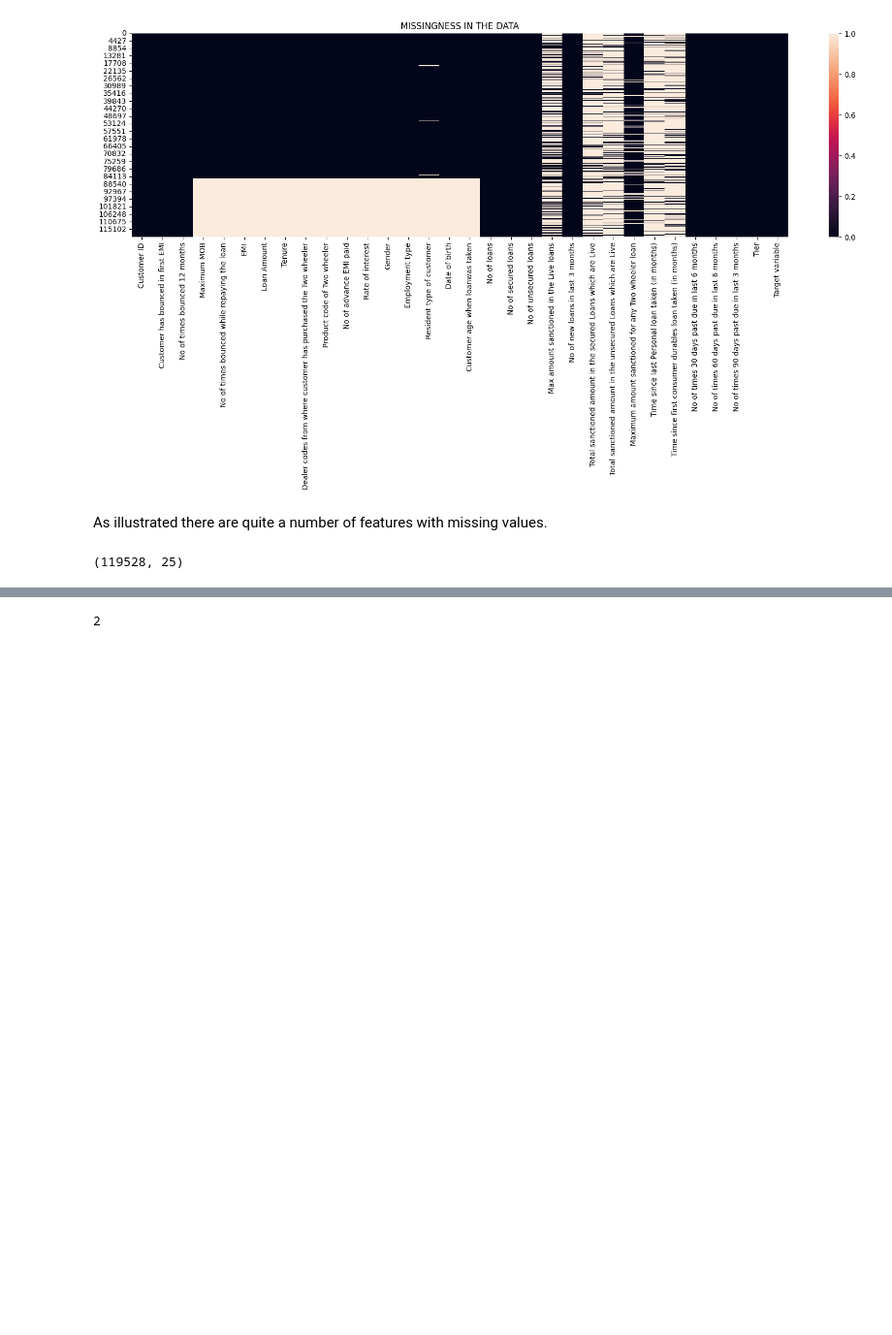
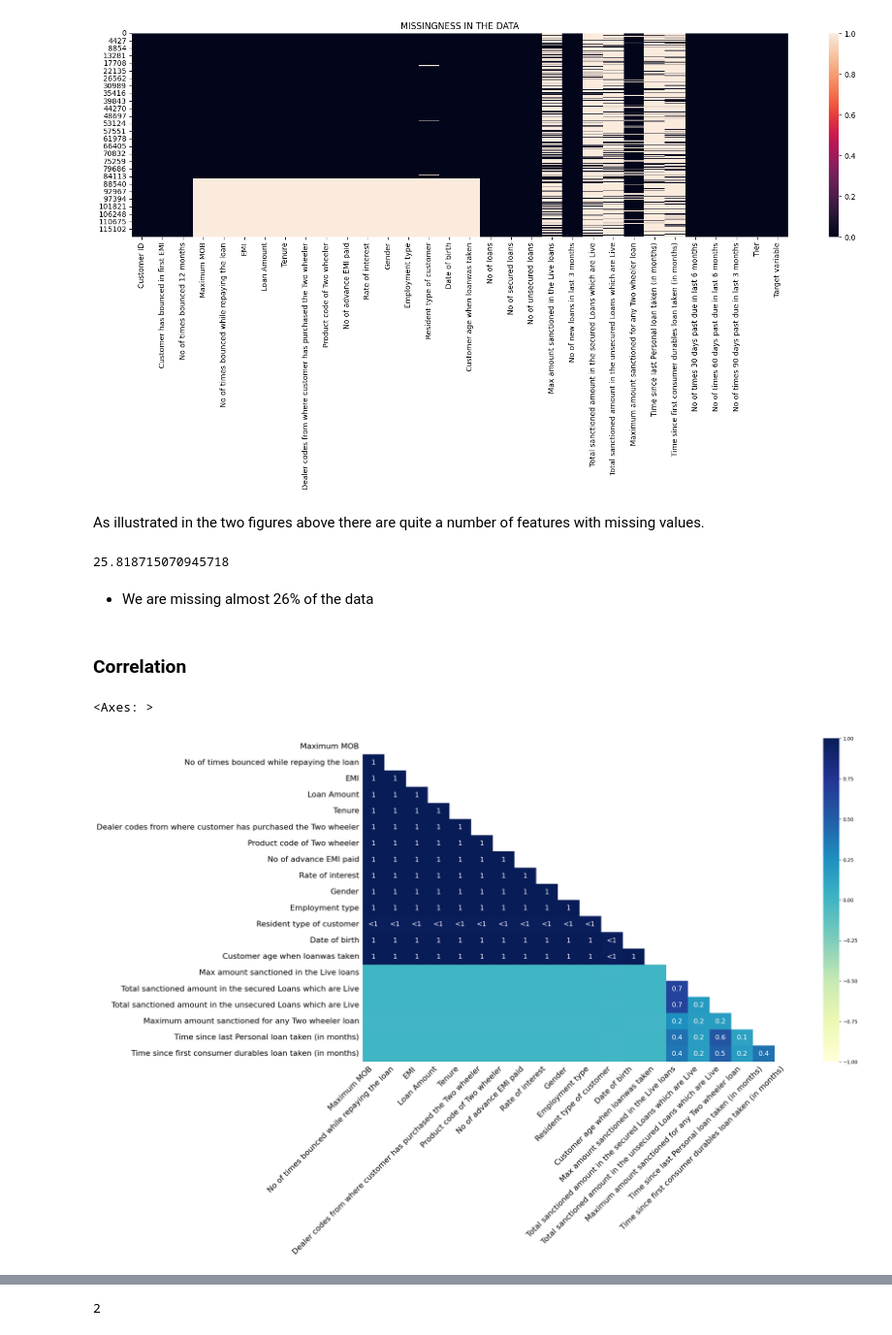
Before and after one commit to memmar1/Machine-Learning, a Jupyter notebook: Machine_Learning/03. week3_Project/Credit_risk_modeling.ipynb, the cells around one changed output, grey strips where cells are left out. Shown at 97% size. Drawn from its saved outputs; the diff is of its cells as text; code cells hidden in the pictures; blank space fills up the shorter version.

```diff
--- a/Machine_Learning/03. week3_Project/Credit_risk_modeling.ipynb
+++ b/Machine_Learning/03. week3_Project/Credit_risk_modeling.ipynb
@@ -122,4 +158,4 @@ plt.title('MISSINGNESS IN THE DATA')
 Text(0.5, 1.0, 'MISSINGNESS IN THE DATA')
 [figure]
 # %% [markdown]
-As illustrated there are quite a number of features with missing values.
+As illustrated in the two figures above there are quite a number of features with missing values.
@@ -133,4 +162,20 @@ Loan_renamed.drop(dropped,axis=1,inplace=True)
-# %%
-Loan_renamed.shape
-# %% [output]
-(119528, 25)
+# %%
+# get the number of missing data points per column
+missing_values_count = Loan_renamed.isnull().sum()
+# how many total missing values do we have?
+total_cells = np.product(Loan_renamed.shape)
+total_missing = missing_values_count.sum()
+
+# percent of data that is missing
+(total_missing/total_cells) * 100
+# %% [output]
+25.818715070945718
+# %% [markdown]
+- We are missing almost 26% of the data
+# %% [markdown]
+### Correlation
+# %%
+msno.heatmap(Loan_renamed,cmap='YlGnBu')
+# %% [output]
+<Axes: >
+[figure, added]
```
Also changed, not shown: parts of 57 cells of this notebook.
